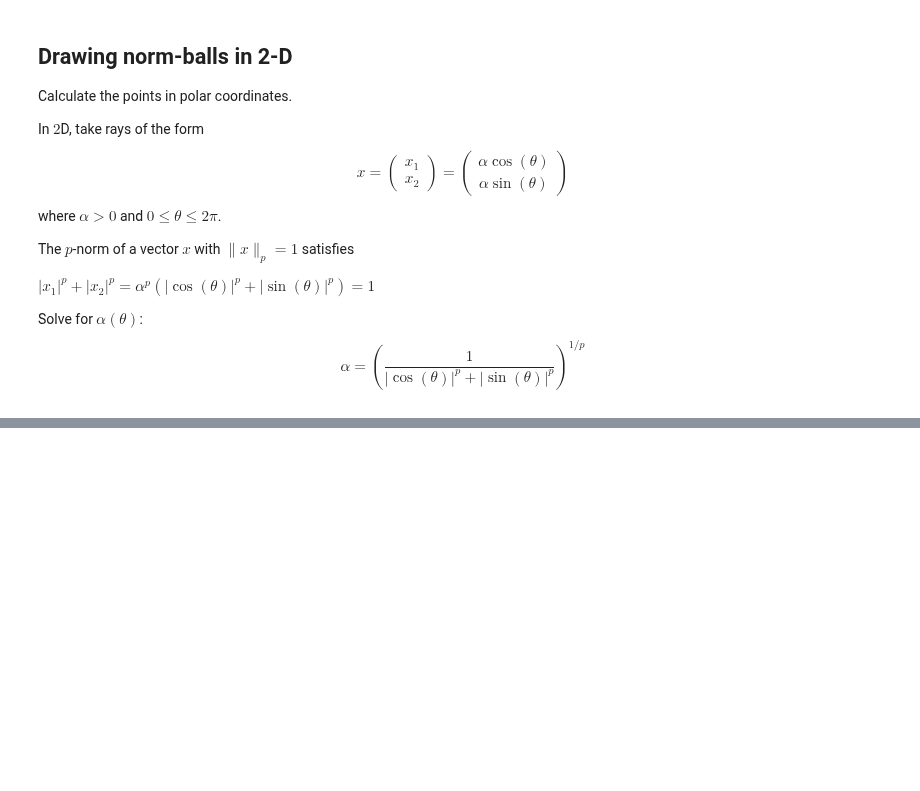
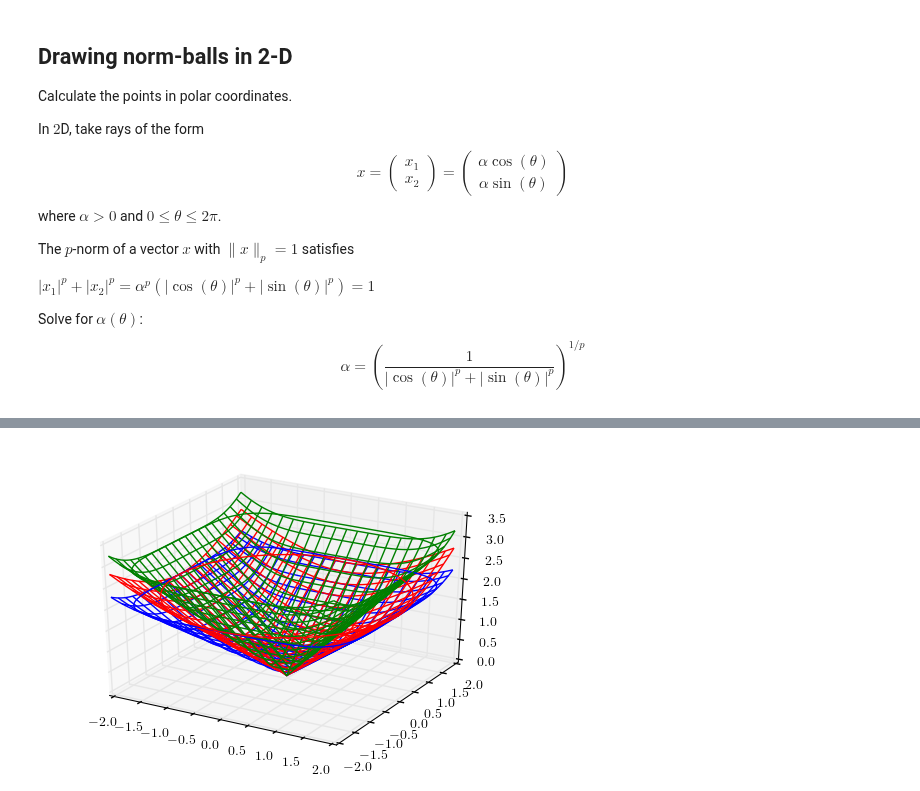
Before and after one commit to atcemgil/notes, a Jupyter notebook: Norms.ipynb, the cells around one changed output, grey strips where cells are left out. Drawn from its saved outputs; the diff is of its cells as text; code cells hidden in the pictures; blank space fills up the shorter version.

```diff
--- a/Norms.ipynb
+++ b/Norms.ipynb
@@ -138,0 +185,42 @@ $$\alpha = \left(\frac{1}{\left|\cos(\theta)\right|^p + \left|\sin(\theta)\right
+# %%
+%matplotlib inline
+
+from mpl_toolkits.mplot3d import axes3d
+import matplotlib.pyplot as plt
+
+from notes_utilities import pnorm_ball_points
+
+fig = plt.figure()
+ax = fig.add_subplot(111, projection='3d')
+
+# Grab some test data.
+
+x = np.arange(-2,2,0.05)
+
+X, Y = np.meshgrid(x, x)
+
+p2 = 2
+p = p2
+Z2 = (np.abs(X)**p + np.abs(Y)**p)**(1./p)
+
+p1 = 5
+p = p1
+Z = (np.abs(X)**p + np.abs(Y)**p)**(1./p)
+
+r = 2
+dx, dy = pnorm_ball_points(p=p1)
+
+ax.plot(r*dx,r*dy,r*np.ones_like(dx), color='b')
+ax.plot(r*dx,r*dy,np.sqrt(2.)*r*np.ones_like(dx), color='g')
+dx, dy = pnorm_ball_points(p=p2)
+ax.plot(r*dx,r*dy,r*np.ones_like(dx), color='r')
+
+
+# Plot a basic wireframe.
+ax.plot_wireframe(X, Y, Z, rstride=4, cstride=4)
+ax.plot_wireframe(X, Y, Z2, rstride=4, cstride=4, color='r' )
+ax.plot_wireframe(X, Y, np.sqrt(2.)*Z, rstride=4, cstride=4, color='g' )
+
+plt.show()
+# %% [output]
+[figure, added]
```
Also changed, not shown: parts of 6 cells of this notebook, 8 other files.
